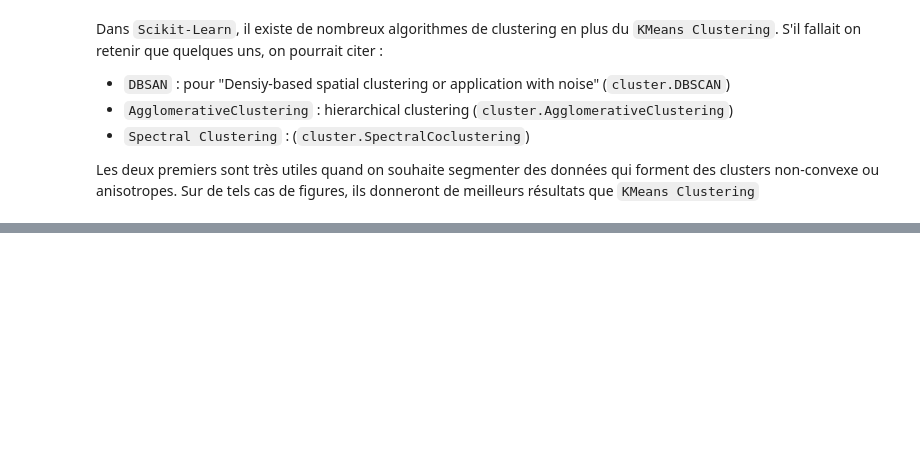
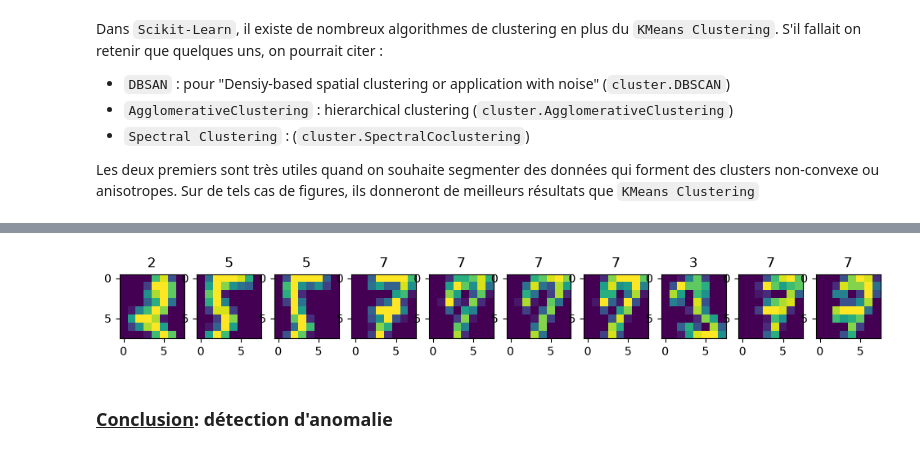
Before and after one commit to JDVegas/AI-Practical_ML-PRO, a Jupyter notebook: Python_Spercial_ML/24_Unsupervised_Learning.ipynb, the cells around one changed output, grey strips where cells are left out. Saved outputs shown, nothing was run; the diff lists cells and outputs as text; code cells hidden in the pictures; blank space fills up the shorter version.

```diff
--- a/Python_Spercial_ML/24_Unsupervised_Learning.ipynb
+++ b/Python_Spercial_ML/24_Unsupervised_Learning.ipynb
@@ -164,0 +269,15 @@ L'idée est la suivante: dans notre dataset, on va effectuer. ... reprendre à 1
+# %%
+
+# Predict outliers
+outliers = model.predict(X) == -1 # Specifie here that we want anmalies (+1 normales | -1 anomalies)
+
+# Display the result
+plt.figure(figsize=(12, 3))
+for i in range(10):
+    plt.subplot(1,10,i+1)
+    plt.imshow(images[outliers][i])
+    plt.title(y[outliers][i])
+# %% [output]
+[figure, added]
+# %% [markdown]
+<h3><u>Conclusion</u>: détection d'anomalie</h3>
```
Also changed, not shown: parts of 15 cells of this notebook.
